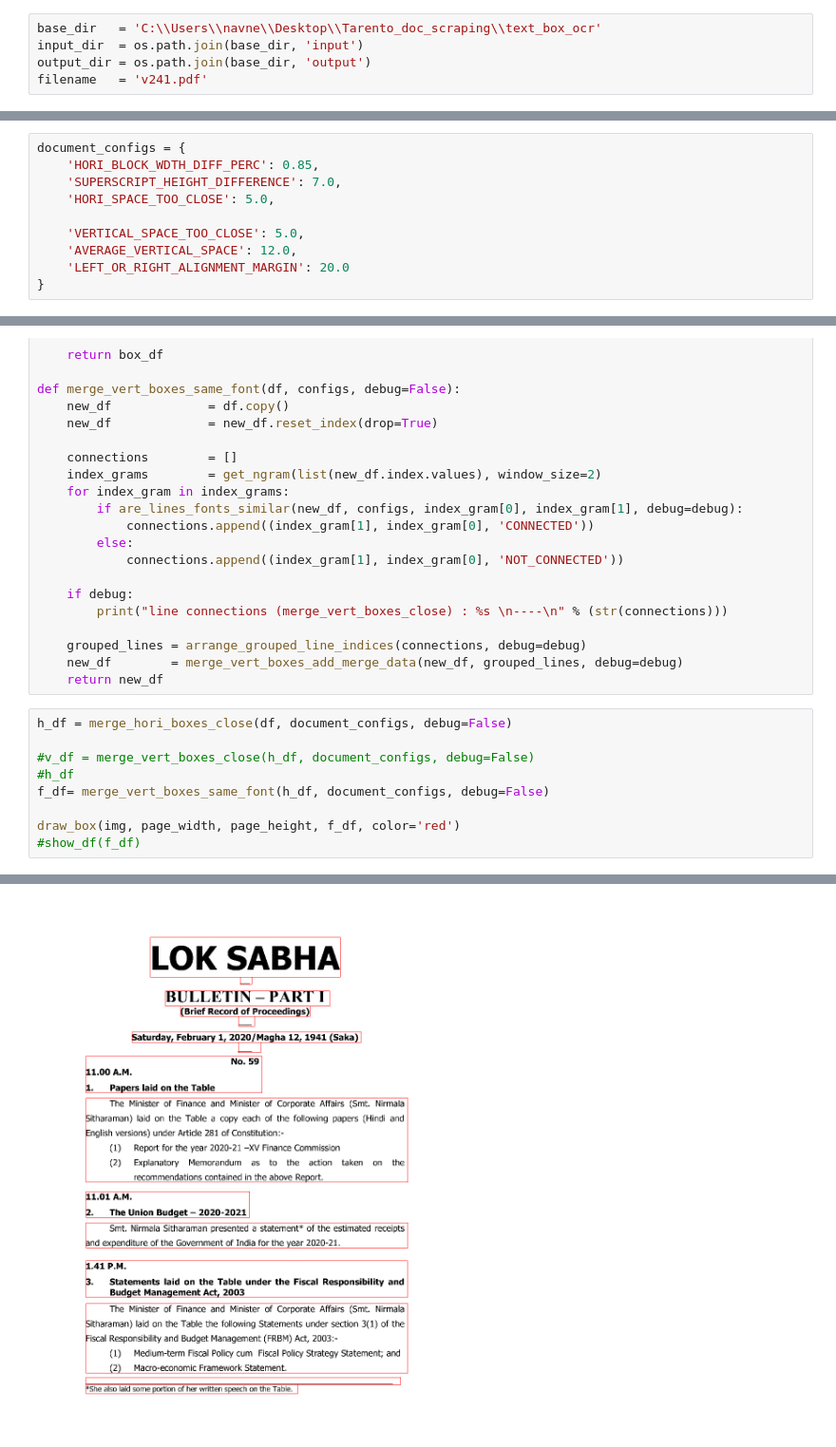
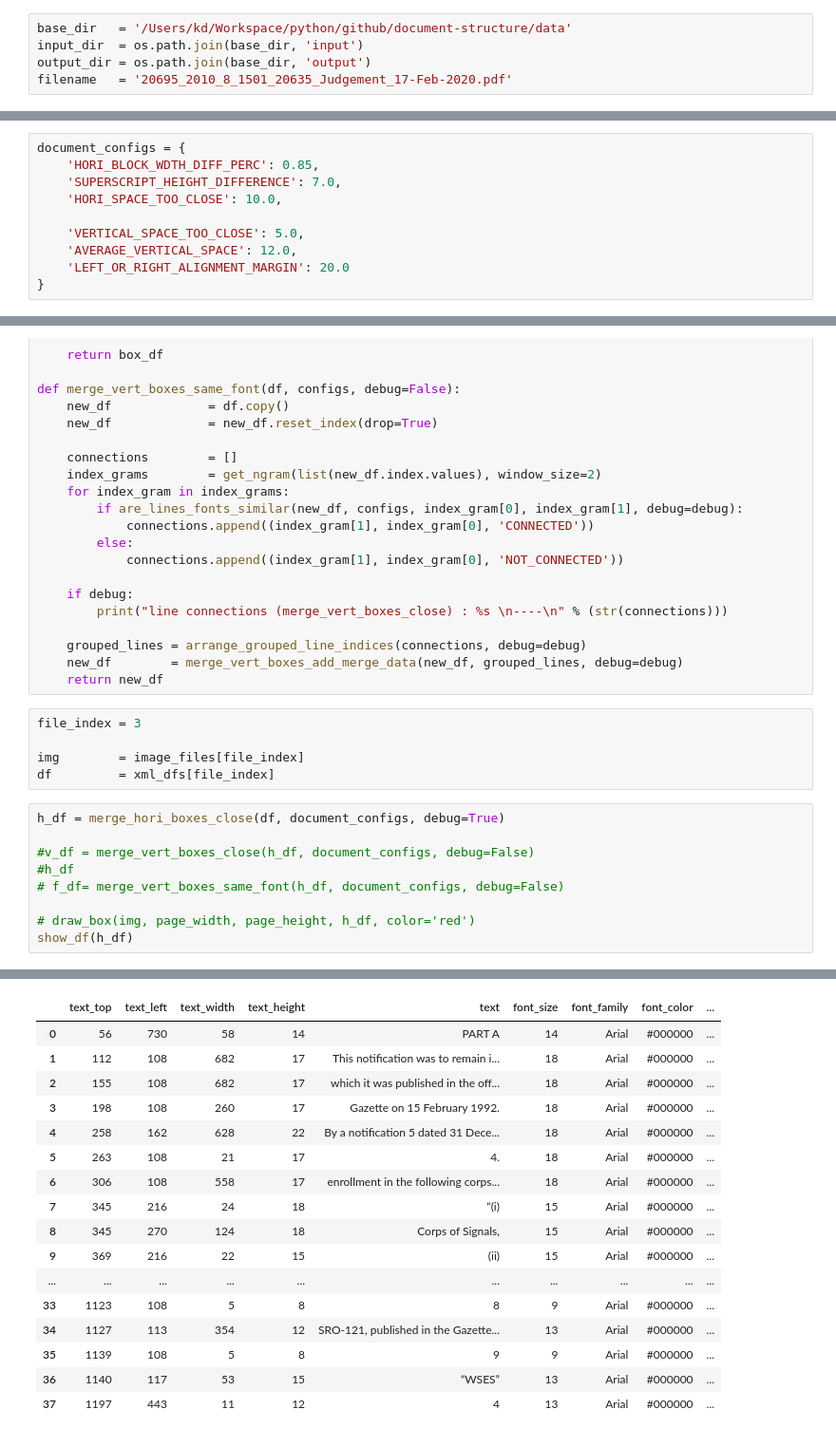
Before and after one commit to kumardeepak/document-structure, a Jupyter notebook: notebooks/DOCUMENT_STRUCTURE_FROM_DIGITAL_PDF_V1.1.ipynb, the cells around one changed output, grey strips where cells are left out. Shown at 95% size. Saved outputs shown, nothing was run; the diff lists cells and outputs as text.

```diff
--- a/notebooks/DOCUMENT_STRUCTURE_FROM_DIGITAL_PDF_V1.1.ipynb
+++ b/notebooks/DOCUMENT_STRUCTURE_FROM_DIGITAL_PDF_V1.1.ipynb
@@ -44,7 +44,7 @@ def show_df(df):
 # %% [markdown]
 ## start of program
 # %%
-base_dir   = 'C:\\Users\\navne\\Desktop\\Tarento_doc_scraping\\text_box_ocr'
+base_dir   = '/Users/kd/Workspace/python/github/document-structure/data'
 input_dir  = os.path.join(base_dir, 'input')
 output_dir = os.path.join(base_dir, 'output')
-filename   = 'v241.pdf'
+filename   = '20695_2010_8_1501_20635_Judgement_17-Feb-2020.pdf'
@@ -85,7 +81,7 @@ Total number of pages (3) in file (v241.xml)
 document_configs = {
     'HORI_BLOCK_WDTH_DIFF_PERC': 0.85,
     'SUPERSCRIPT_HEIGHT_DIFFERENCE': 7.0,
-    'HORI_SPACE_TOO_CLOSE': 5.0,
+    'HORI_SPACE_TOO_CLOSE': 10.0,
 
     'VERTICAL_SPACE_TOO_CLOSE': 5.0,
     'AVERAGE_VERTICAL_SPACE': 12.0,
@@ -280,13 +271,18 @@ def merge_vert_boxes_same_font(df, configs, debug=False):
     grouped_lines = arrange_grouped_line_indices(connections, debug=debug)
     new_df        = merge_vert_boxes_add_merge_data(new_df, grouped_lines, debug=debug)
     return new_df
+# %%
+file_index = 3
+
+img        = image_files[file_index]
+df         = xml_dfs[file_index]
 # %%
-h_df = merge_hori_boxes_close(df, document_configs, debug=False)
+h_df = merge_hori_boxes_close(df, document_configs, debug=True)
 
 #v_df = merge_vert_boxes_close(h_df, document_configs, debug=False)
 #h_df
-f_df= merge_vert_boxes_same_font(h_df, document_configs, debug=False)
+# f_df= merge_vert_boxes_same_font(h_df, document_configs, debug=False)
 
-draw_box(img, page_width, page_height, f_df, color='red')
-#show_df(f_df)
+# draw_box(img, page_width, page_height, h_df, color='red')
+show_df(h_df)
 # %% [output]
@@ -294 +306,17 @@ total records: 37, after merging records 30
-[figure, removed]
+|  | text_top | text_left | text_width | text_height | text | font_size | font_family | font_color | ... |
+| 0 | 56 | 730 | 58 | 14 | PART A | 14 | Arial | #000000 | ... |
+| 1 | 112 | 108 | 682 | 17 | This notification was to remain i... | 18 | Arial | #000000 | ... |
+| 2 | 155 | 108 | 682 | 17 | which it was published in the off... | 18 | Arial | #000000 | ... |
+| 3 | 198 | 108 | 260 | 17 | Gazette on 15 February 1992. | 18 | Arial | #000000 | ... |
+| 4 | 258 | 162 | 628 | 22 | By a notification 5 dated 31 Dece... | 18 | Arial | #000000 | ... |
+| 5 | 263 | 108 | 21 | 17 | 4. | 18 | Arial | #000000 | ... |
+| 6 | 306 | 108 | 558 | 17 | enrollment in the following corps... | 18 | Arial | #000000 | ... |
+| 7 | 345 | 216 | 24 | 18 | “(i) | 15 | Arial | #000000 | ... |
+| 8 | 345 | 270 | 124 | 18 | Corps of Signals, | 15 | Arial | #000000 | ... |
+| 9 | 369 | 216 | 22 | 15 | (ii) | 15 | Arial | #000000 | ... |
+| ... | ... | ... | ... | ... | ... | ... | ... | ... | ... |
+| 33 | 1123 | 108 | 5 | 8 | 8 | 9 | Arial | #000000 | ... |
+| 34 | 1127 | 113 | 354 | 12 | SRO-121, published in the Gazette... | 13 | Arial | #000000 | ... |
+| 35 | 1139 | 108 | 5 | 8 | 9 | 9 | Arial | #000000 | ... |
+| 36 | 1140 | 117 | 53 | 15 | “WSES” | 13 | Arial | #000000 | ... |
+| 37 | 1197 | 443 | 11 | 12 | 4 | 13 | Arial | #000000 | ... |
```
Also changed, not shown: parts of 9 cells of this notebook, 2 other files.
